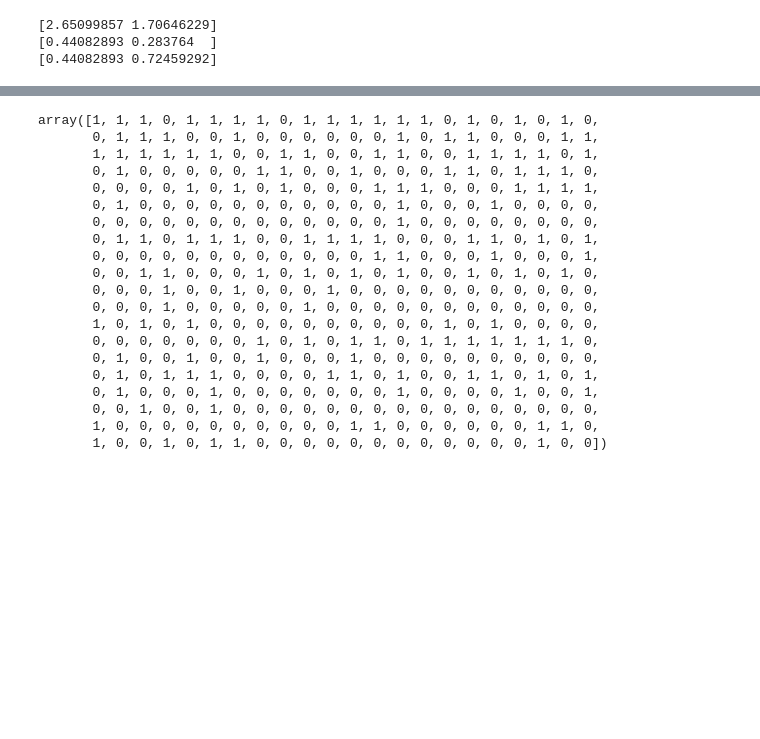
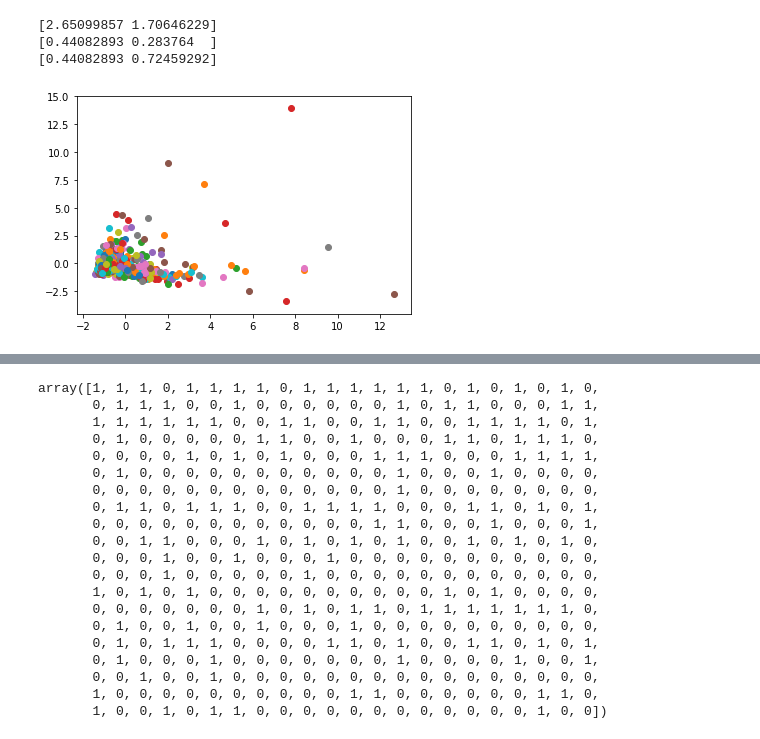
Before and after one commit to capt-alien/DS2.1-Machine-Learning, a Jupyter notebook: Wholesale_Customer.ipynb, the cells around one changed output, grey strips where cells are left out. Drawn from its saved outputs; the diff is of its cells as text; code cells hidden in the pictures; blank space fills up the shorter version.

```diff
--- a/Wholesale_Customer.ipynb
+++ b/Wholesale_Customer.ipynb
@@ -160,13 +160,15 @@ print(pca.explained_variance_ratio_.cumsum())
 # %%
 # I shall not avail thee, Tesseract!
 
 # Lets visualize the principle components
 
-# for k, (i,j) in enumerate(zip(X_r[:, 0], X_r[:, 1])):
-#     plt.scatter(i, j)
-# #     plt.text(i, j, df.columns[:-1][k])
+for k, (i,j) in enumerate(zip(X_r[:, 0], X_r[:, 1])):
+    plt.scatter(i, j)
+#     plt.text(i, j, df.columns[:-1][k])
 
-# plt.show()
+plt.show()
+# %% [output]
+[figure, added]
 # %%
 #K-means
 from sklearn.cluster import KMeans
```
Also changed, not shown: parts of 4 cells of this notebook, 3 other files.
